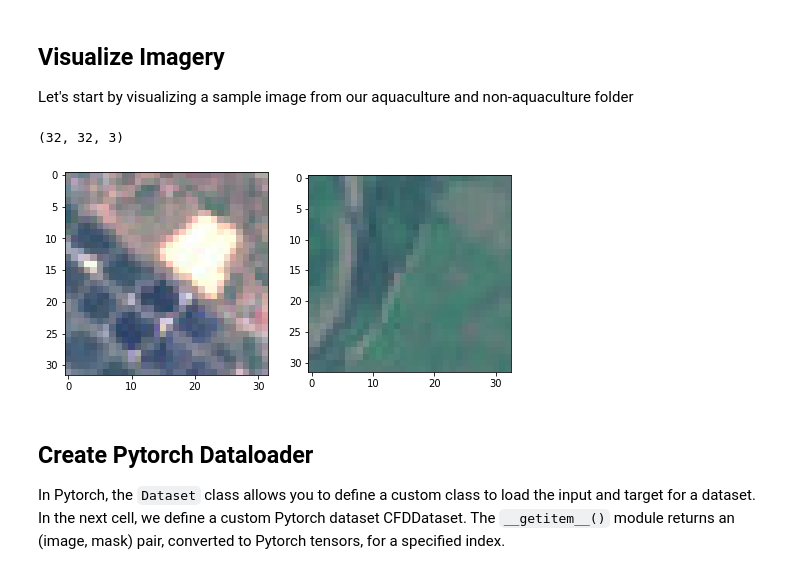
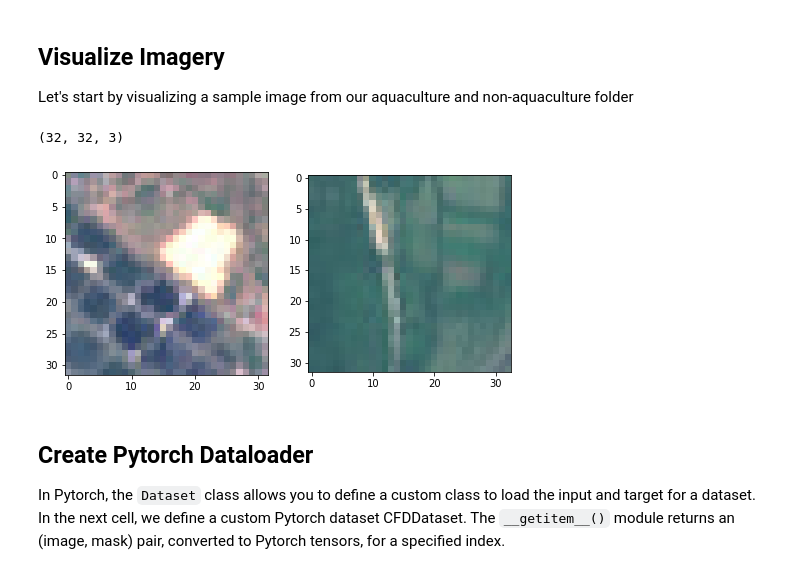
Before and after one commit to thinkingmachines/ph-aquafarm-mapping, a Jupyter notebook: notebooks/Aquafarm_Mapping_using_Pytorch.ipynb, the cells around one changed output. Cells and saved outputs as stored; diff of their text form; code cells hidden in the pictures.

```diff
--- a/notebooks/Aquafarm_Mapping_using_Pytorch.ipynb
+++ b/notebooks/Aquafarm_Mapping_using_Pytorch.ipynb
@@ -132,17 +130,17 @@ data_dir = 'tm-aquaculture-mapping-dataset/'
 Let's start by visualizing a sample image from our aquaculture and non-aquaculture folder
 # %%
 aqua_path = f'{data_dir}aquaculture/AQUACULTURE_32_bago_city-1107.jpg'
-nonaqua_path = f'{data_dir}non-aquaculture/AGRICULTURE_32_bacuag-627.jpg'
+nonaqua_path = f'{data_dir}non-aquaculture/AGRICULTURE_32_bacuag-626.jpg'
 aqua = plt.imread(aqua_path)
 nonaqua = plt.imread(nonaqua_path)
 print(aqua.shape)
 
 fig, ax = plt.subplots(1, 2, figsize=(8,8))
 ax[0].imshow(aqua)
 ax[1].imshow(nonaqua);
 # %% [output]
 (32, 32, 3)
-[figure, old version]
+[figure, new version]
 # %% [markdown]
 ## Create Pytorch Dataloader
 In Pytorch, the `Dataset` class allows you to define a custom class to load the input and target for a dataset. In the next cell, we define a custom Pytorch dataset CFDDataset. The `__getitem__()` module returns an (image, mask) pair, converted to Pytorch tensors, for a specified index.
```
Also changed, not shown: parts of 6 cells of this notebook.
